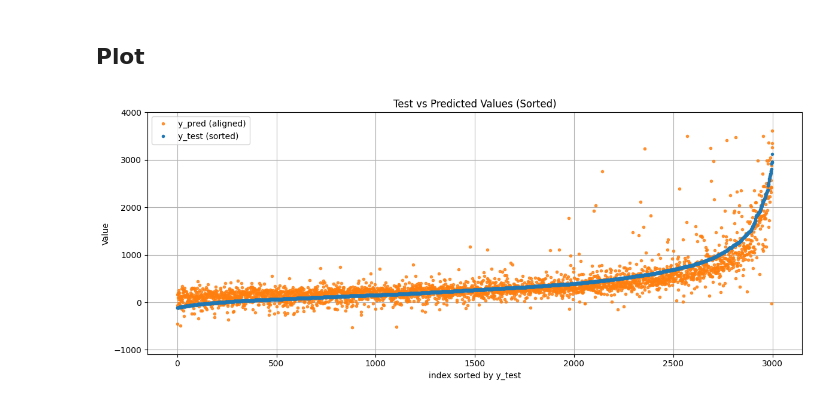
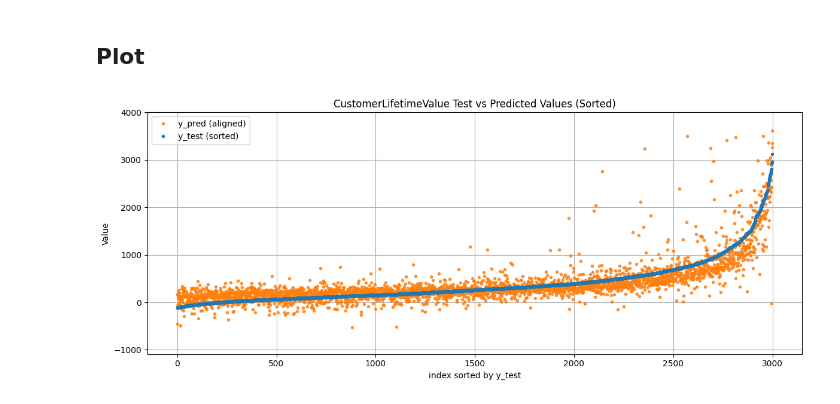
Before and after one commit to PSU-DAAN822-FA25-Group4/data-collection, a Jupyter notebook: clv_model.ipynb, the cells around one changed output. Cells and saved outputs as stored; diff of their text form; code cells hidden in the pictures.

```diff
--- a/clv_model.ipynb
+++ b/clv_model.ipynb
@@ -128,17 +128,17 @@ y_pred_sorted_by_test = y_pred[sorted_indecies.values]
 # %%
 plt.figure(figsize=(12, 5))
 
 # Use y_test_sorted as the X-axis
 plt.plot(y_pred_sorted_by_test, label="y_pred (aligned)", alpha=0.8, linestyle='', marker = '.', color = 'tab:orange')
 plt.plot(y_test_sorted.values, label="y_test (sorted)", linestyle='', marker = '.', color = 'tab:blue')
 
 plt.xlabel("index sorted by y_test")
 plt.ylabel("Value")
-plt.title("Test vs Predicted Values (Sorted)")
+plt.title("CustomerLifetimeValue Test vs Predicted Values (Sorted)")
 plt.legend()
 plt.grid(True)
 plt.ylim(top=4000)
 plt.tight_layout()
 plt.show()
 # %% [output]
-[figure, old version]
+[figure, new version]
```
